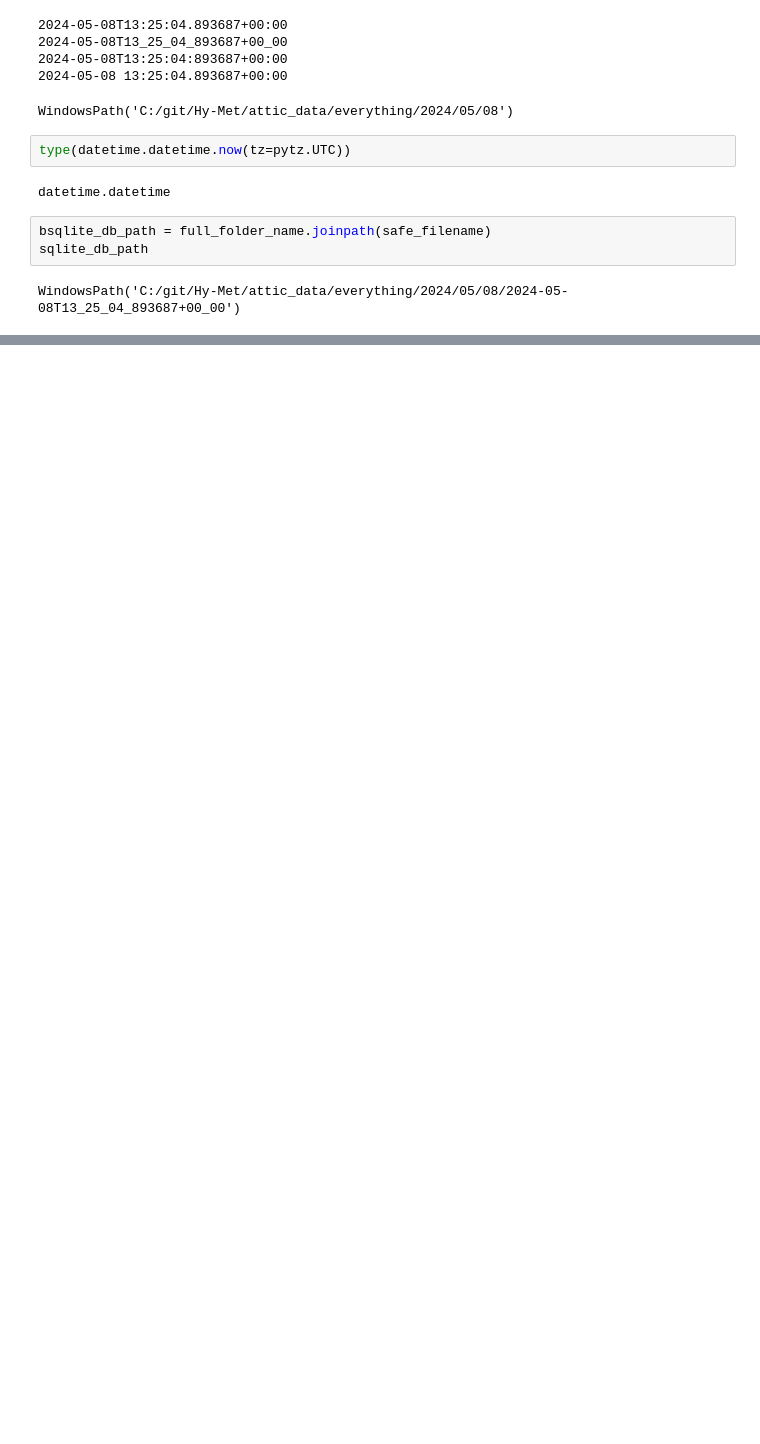
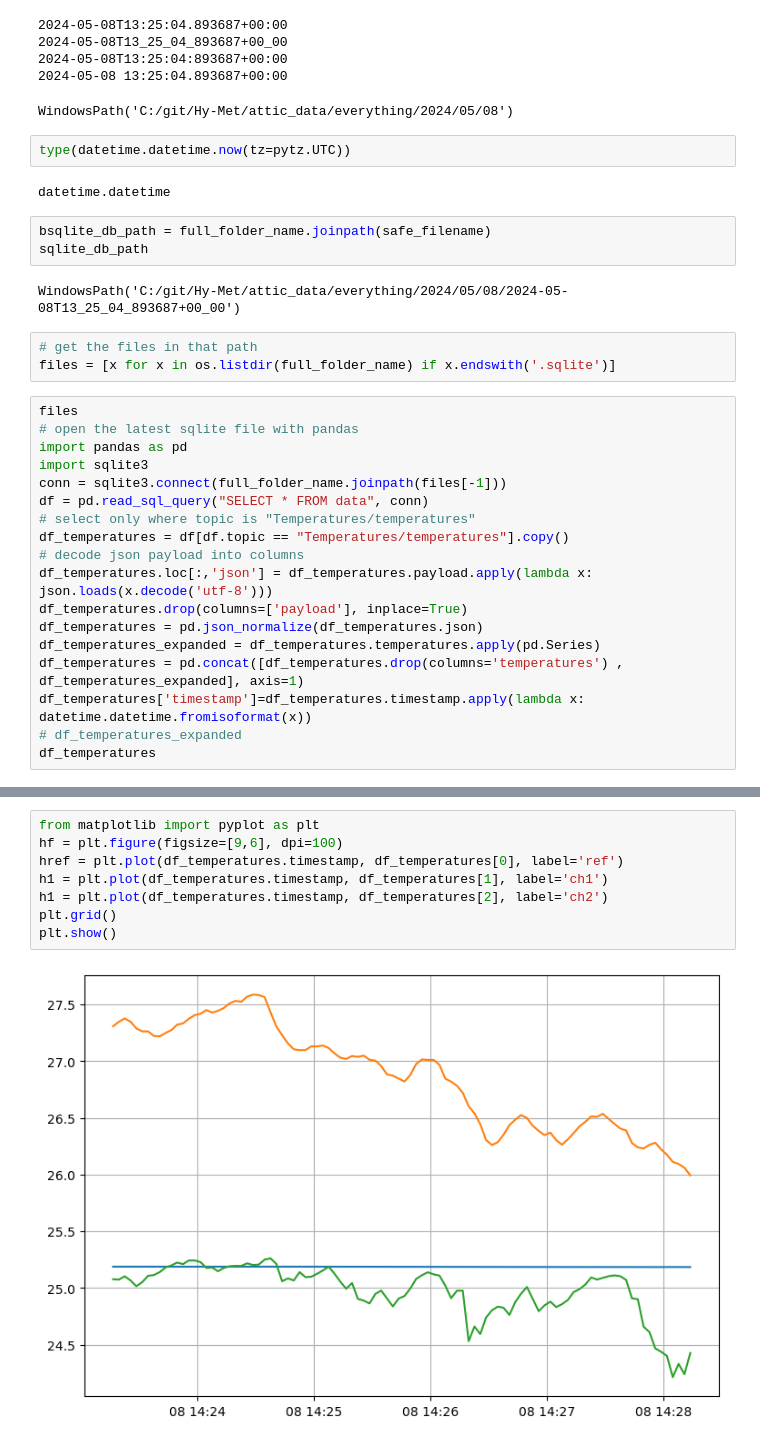
Before and after one commit to jerzydziewierz/attic, a Jupyter notebook: notebooks/01_dev_windows.ipynb, the cells around one changed output, grey strips where cells are left out. Saved outputs shown, nothing was run; the diff lists cells and outputs as text; blank space fills up the shorter version.

```diff
--- a/notebooks/01_dev_windows.ipynb
+++ b/notebooks/01_dev_windows.ipynb
@@ -88,3 +89,24 @@ bsqlite_db_path = full_folder_name.joinpath(safe_filename)
 sqlite_db_path
 # %% [output]
 WindowsPath('C:/git/Hy-Met/attic_data/everything/2024/05/08/2024-05-08T13_25_04_893687+00_00')
+# %%
+# get the files in that path
+files = [x for x in os.listdir(full_folder_name) if x.endswith('.sqlite')]
+# %%
+files
+# open the latest sqlite file with pandas
+import pandas as pd
+import sqlite3
+conn = sqlite3.connect(full_folder_name.joinpath(files[-1]))
+df = pd.read_sql_query("SELECT * FROM data", conn)
+# select only where topic is "Temperatures/temperatures"
+df_temperatures = df[df.topic == "Temperatures/temperatures"].copy()
+# decode json payload into columns
+df_temperatures.loc[:,'json'] = df_temperatures.payload.apply(lambda x: json.loads(x.decode('utf-8')))
+df_temperatures.drop(columns=['payload'], inplace=True)
+df_temperatures = pd.json_normalize(df_temperatures.json)
+df_temperatures_expanded = df_temperatures.temperatures.apply(pd.Series)
+df_temperatures = pd.concat([df_temperatures.drop(columns='temperatures') , df_temperatures_expanded], axis=1)
+df_temperatures['timestamp']=df_temperatures.timestamp.apply(lambda x: datetime.datetime.fromisoformat(x))
+# df_temperatures_expanded
+df_temperatures
@@ -90,0 +127,10 @@ WindowsPath('C:/git/Hy-Met/attic_data/everything/2024/05/08/2024-05-08T13_25_04_
+# %%
+from matplotlib import pyplot as plt
+hf = plt.figure(figsize=[9,6], dpi=100)
+href = plt.plot(df_temperatures.timestamp, df_temperatures[0], label='ref')
+h1 = plt.plot(df_temperatures.timestamp, df_temperatures[1], label='ch1')
+h1 = plt.plot(df_temperatures.timestamp, df_temperatures[2], label='ch2')
+plt.grid()
+plt.show()
+# %% [output]
+[figure, added]
```
Also changed, not shown: parts of 4 cells of this notebook, 1 other file.
